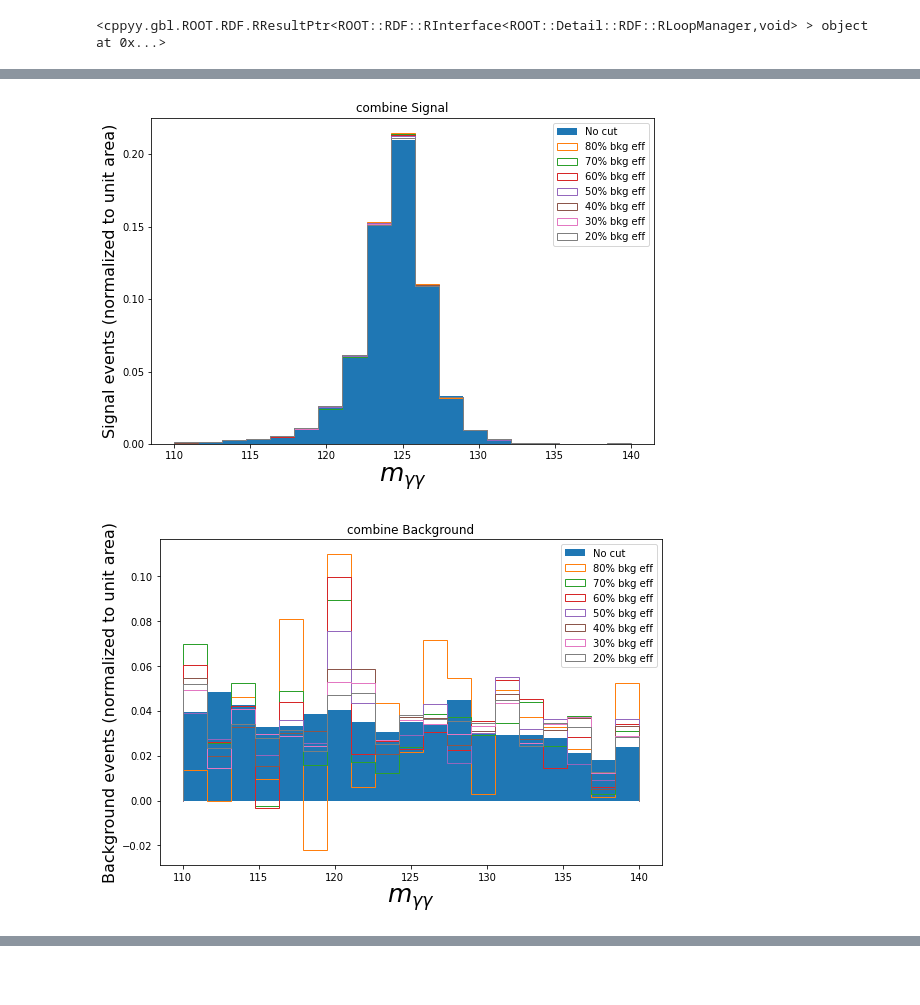
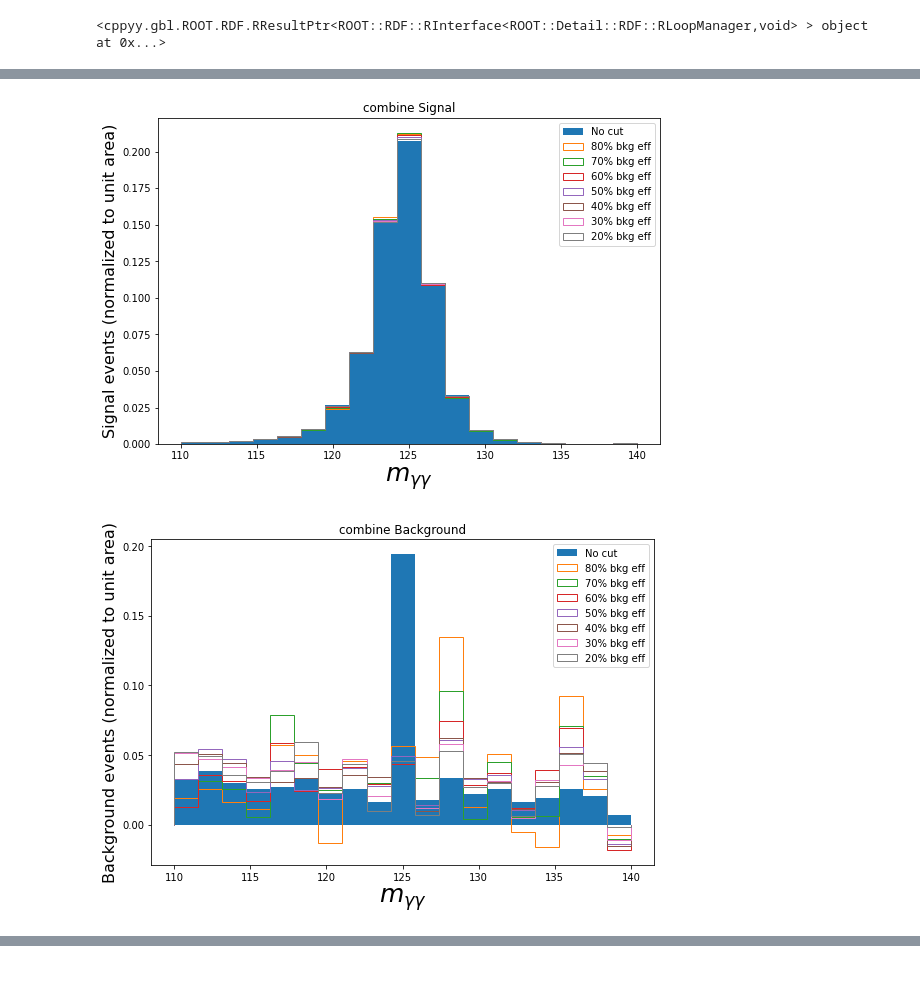
Before and after one commit to s-y-chen/HHbbgg, a Jupyter notebook: notebook/ML/Sequential_DNN_combine_reweighting_trial.ipynb, the cells around one changed output, grey strips where cells are left out. Cells and saved outputs as stored; diff of their text form; code cells hidden in the pictures.

```diff
--- a/notebook/ML/Sequential_DNN_combine_reweighting_trial.ipynb
+++ b/notebook/ML/Sequential_DNN_combine_reweighting_trial.ipynb
@@ -776,15 +823,15 @@ def check_mass_jj(label, test_all, var_index, weight_index, dnn_index, label_ind
 # %%
 label_test = np.array([y_test]).T
 test_all = np.concatenate((x_all_test,y_pred2, label_test), 1)
 #signal
-check_mass_gg(1, test_all, 29, 27, 31, 32)
+check_mass_gg(1, test_all, 29, 27, 32, 33)
 #bkg
-check_mass_gg(0, test_all, 29, 27, 31, 32)
+check_mass_gg(0, test_all, 29, 27, 32, 33)
 
 #signal
-check_mass_jj(1, test_all, 28, 27, 31, 32)
+check_mass_jj(1, test_all, 28, 27, 32, 33)
 #bkg
-check_mass_jj(0, test_all, 28, 27, 31, 32)
+check_mass_jj(0, test_all, 28, 27, 32, 33)
 # %% [output]
-[figure, old version]
+[figure, new version]
-[figure, old version]
+[figure, new version]
```
Also changed, not shown: parts of 15 cells of this notebook.
